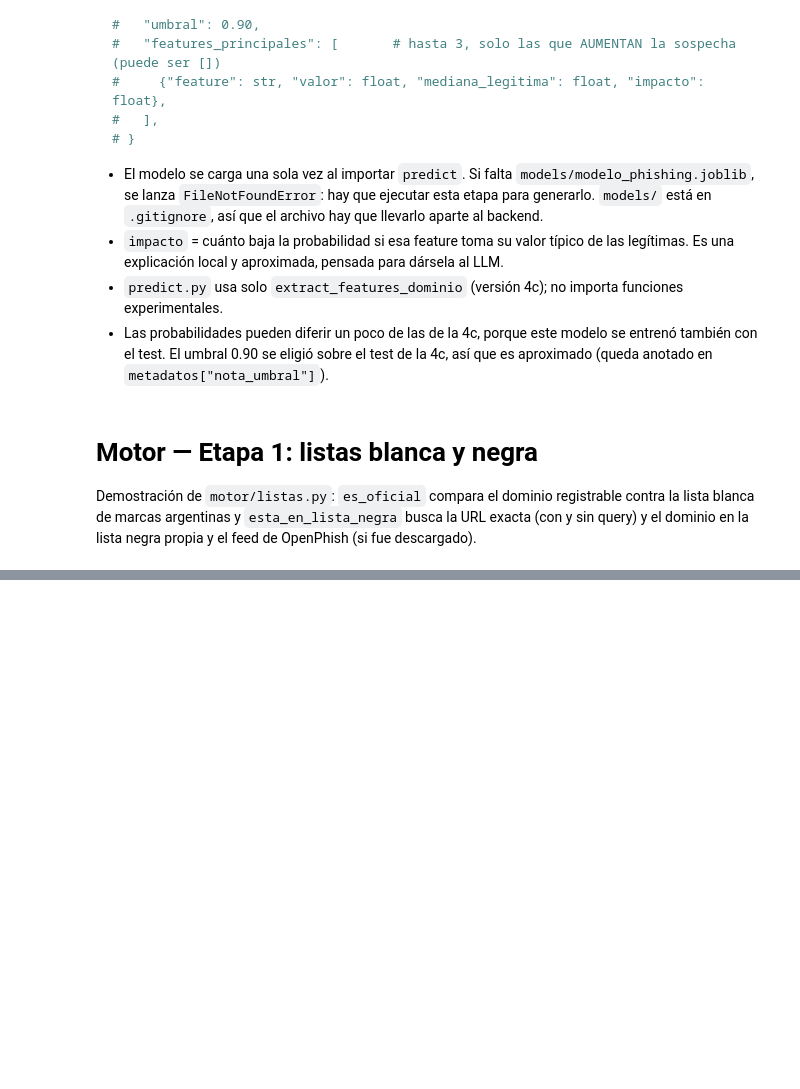
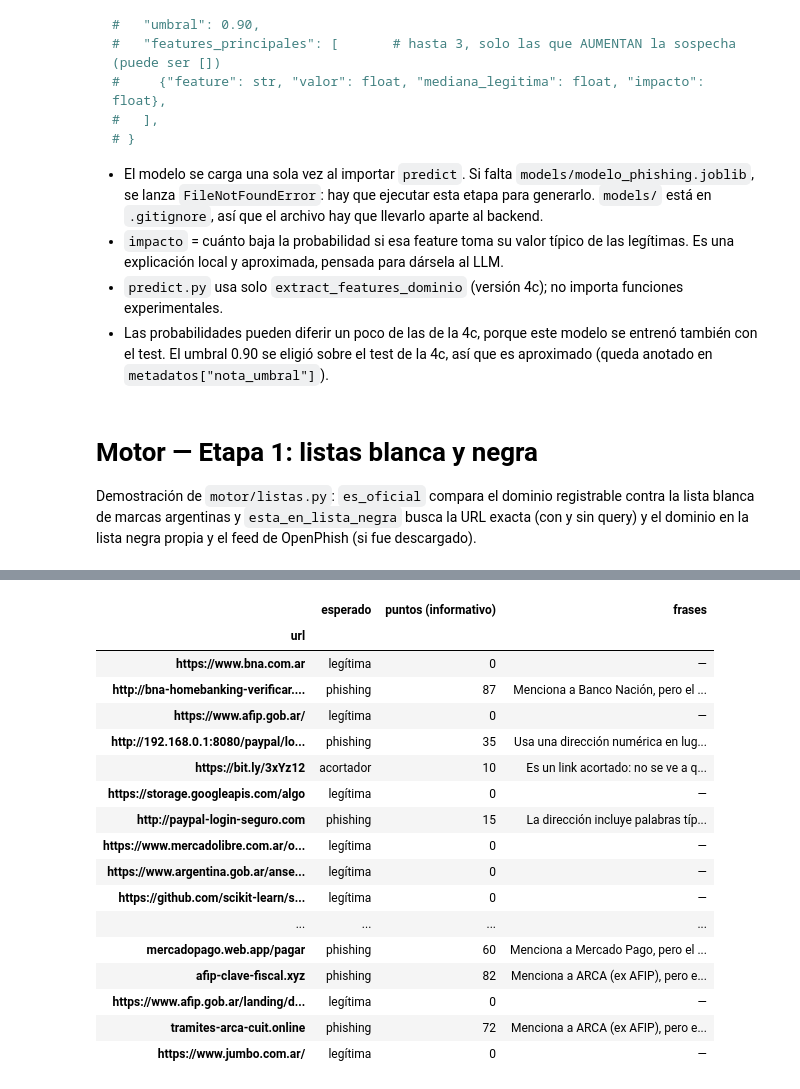
Before and after one commit to enviado-centu/MODULO-PY, a Jupyter notebook: main.ipynb, the cells around one changed output, grey strips where cells are left out. Cells and saved outputs as stored; diff of their text form; code cells hidden in the pictures; blank space fills up the shorter version.

```diff
--- a/main.ipynb
+++ b/main.ipynb
@@ -1194,0 +1199,62 @@ pd.DataFrame([
+# %%
+# Motor — Etapa 2: demostración de reglas deterministas
+import pandas as pd
+
+from motor.reglas import evaluar_reglas
+
+# Las 13 URLs de prueba del modelo de ML + 8 argentinas (imitaciones y oficiales)
+urls_reglas = {
+    "https://www.bna.com.ar": "legítima",
+    "http://bna-homebanking-verificar.xyz/login": "phishing",
+    "https://www.afip.gob.ar/": "legítima",
+    "http://192.168.0.1:8080/paypal/login.php?id=1&t=2": "phishing",
+    "https://bit.ly/3xYz12": "acortador",
+    "https://storage.googleapis.com/algo": "legítima",
+    "http://paypal-login-seguro.com": "phishing",
+    "https://www.mercadolibre.com.ar/ofertas": "legítima",
+    "https://www.argentina.gob.ar/anses/jubilaciones": "legítima",
+    "https://github.com/scikit-learn/scikit-learn/issues": "legítima",
+    "https://www.bna.com.ar/Personas/Prestamos": "legítima",
+    "https://es.wikipedia.org/wiki/Phishing": "legítima",
+    "http://paypal-login.web.app": "phishing",
+    "https://www.bna.com.ar/personas/login": "legítima",
+    "bnahomebanking.com": "phishing",
+    "https://www.mercadopago.com.ar/activities": "legítima",
+    "mercadopago.web.app/pagar": "phishing",
+    "afip-clave-fiscal.xyz": "phishing",
+    "https://www.afip.gob.ar/landing/default.asp": "legítima",
+    "tramites-arca-cuit.online": "phishing",
+    "https://www.jumbo.com.ar/": "legítima",
+}
+
+filas = []
+for url, esperado in urls_reglas.items():
+    senales = evaluar_reglas(url)
+    filas.append({
+        "url": url,
+        "esperado": esperado,
+        "puntos (informativo)": sum(s.puntos for s in senales),
+        "frases": " | ".join(s.frase for s in senales) or "—",
+    })
+
+pd.set_option("display.max_colwidth", None)
+pd.DataFrame(filas).set_index("url")
+# %% [output]
+|  | esperado | puntos (informativo) | frases |
+| url |  |  |  |
+| https://www.bna.com.ar | legítima | 0 | — |
+| http://bna-homebanking-verificar.... | phishing | 87 | Menciona a Banco Nación, pero el ... |
+| https://www.afip.gob.ar/ | legítima | 0 | — |
+| http://192.168.0.1:8080/paypal/lo... | phishing | 35 | Usa una dirección numérica en lug... |
+| https://bit.ly/3xYz12 | acortador | 10 | Es un link acortado: no se ve a q... |
+| https://storage.googleapis.com/algo | legítima | 0 | — |
+| http://paypal-login-seguro.com | phishing | 15 | La dirección incluye palabras típ... |
+| https://www.mercadolibre.com.ar/o... | legítima | 0 | — |
+| https://www.argentina.gob.ar/anse... | legítima | 0 | — |
+| https://github.com/scikit-learn/s... | legítima | 0 | — |
+| ... | ... | ... | ... |
+| mercadopago.web.app/pagar | phishing | 60 | Menciona a Mercado Pago, pero el ... |
+| afip-clave-fiscal.xyz | phishing | 82 | Menciona a ARCA (ex AFIP), pero e... |
+| https://www.afip.gob.ar/landing/d... | legítima | 0 | — |
+| tramites-arca-cuit.online | phishing | 72 | Menciona a ARCA (ex AFIP), pero e... |
+| https://www.jumbo.com.ar/ | legítima | 0 | — |
```
Also changed, not shown: parts of 1 cell of this notebook, 5 other files.
